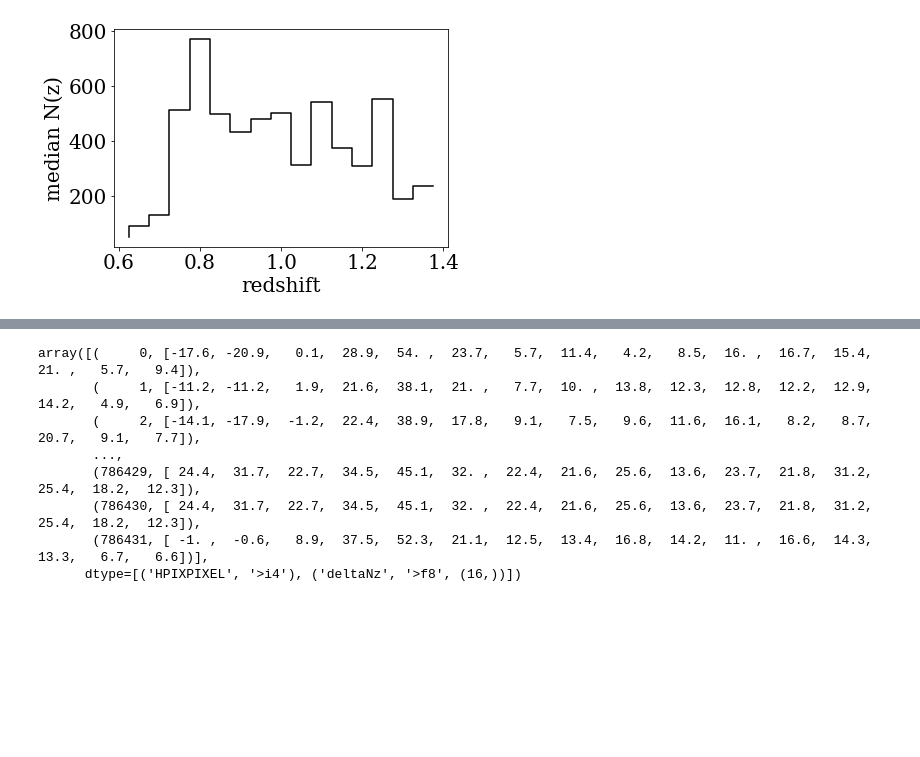
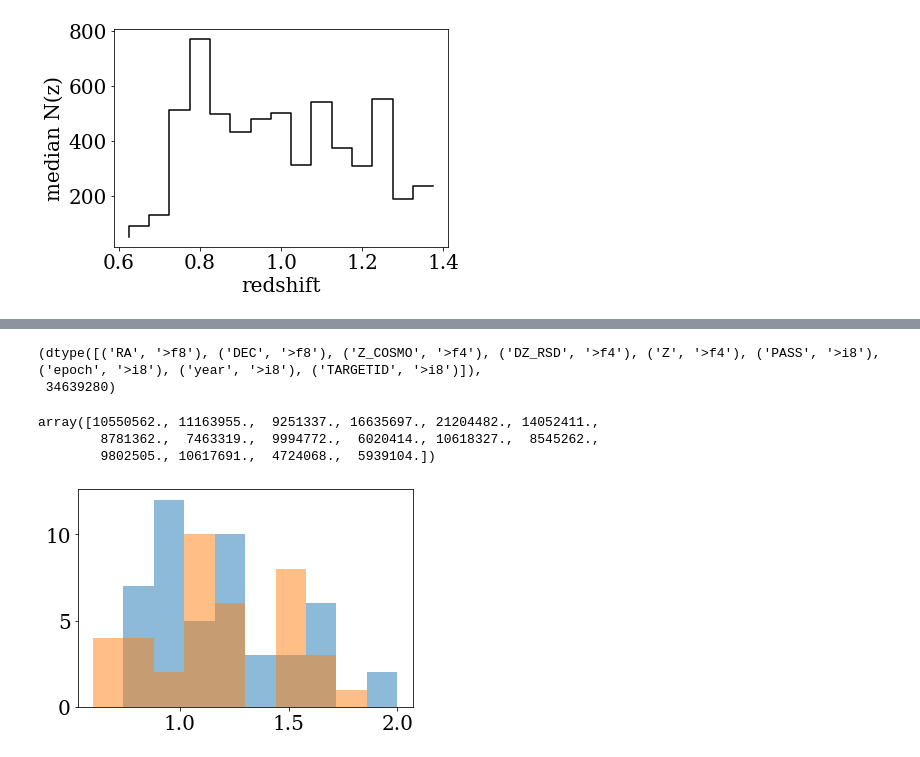
Before and after one commit to mehdirezaie/LSS, a Jupyter notebook: Sandbox/nzDECALS.ipynb, the cells around one changed output, grey strips where cells are left out. Drawn from its saved outputs; the diff is of its cells as text; code cells hidden in the pictures; blank space fills up the shorter version.

```diff
--- a/Sandbox/nzDECALS.ipynb
+++ b/Sandbox/nzDECALS.ipynb
@@ -330,0 +420,6 @@ fitsio.write('deltaNz_pixweight-dr8-0.31.1.fits', output, clobber=True)
+# %%
+catalog = fitsio.read('/C/sheejong/Shared/FA_EZmock_desi_ELG_v0_100.fits')
+catalog.dtype, catalog.size
+# %% [output]
+(dtype([('RA', '>f8'), ('DEC', '>f8'), ('Z_COSMO', '>f4'), ('DZ_RSD', '>f4'), ('Z', '>f4'), ('PASS', '>i8'), ('epoch', '>i8'), ('year', '>i8'), ('TARGETID', '>i8')]),
+ 34639280)
@@ -331,13 +432,32 @@ fitsio.write('deltaNz_pixweight-dr8-0.31.1.fits', output, clobber=True)
 # %%
-out = fitsio.read('deltaNz_pixweight-dr8-0.31.1.fits')
+DeltaN = fitsio.read('deltaNz_pixweight-dr8-0.31.1.fits')
-# %%
-out
-# %% [output]
-array([(     0, [-17.6, -20.9,   0.1,  28.9,  54. ,  23.7,   5.7,  11.4,   4.2,   8.5,  16. ,  16.7,  15.4,  21. ,   5.7,   9.4]),
-       (     1, [-11.2, -11.2,   1.9,  21.6,  38.1,  21. ,   7.7,  10. ,  13.8,  12.3,  12.8,  12.2,  12.9,  14.2,   4.9,   6.9]),
-       (     2, [-14.1, -17.9,  -1.2,  22.4,  38.9,  17.8,   9.1,   7.5,   9.6,  11.6,  16.1,   8.2,   8.7,  20.7,   9.1,   7.7]),
-       ...,
-       (786429, [ 24.4,  31.7,  22.7,  34.5,  45.1,  32. ,  22.4,  21.6,  25.6,  13.6,  23.7,  21.8,  31.2,  25.4,  18.2,  12.3]),
-       (786430, [ 24.4,  31.7,  22.7,  34.5,  45.1,  32. ,  22.4,  21.6,  25.6,  13.6,  23.7,  21.8,  31.2,  25.4,  18.2,  12.3]),
-       (786431, [ -1. ,  -0.6,   8.9,  37.5,  52.3,  21.1,  12.5,  13.4,  16.8,  14.2,  11. ,  16.6,  14.3,  13.3,   6.7,   6.6])],
-      dtype=[('HPIXPIXEL', '>i4'), ('deltaNz', '>f8', (16,))])
+# %%
+DeltaNint = np.floor(DeltaN['deltaNz'])
+DeltaNhpix= DeltaN['HPIXPIXEL']
+# %%
+DeltaNint.sum(axis=0)
+# %% [output]
+array([10550562., 11163955.,  9251337., 16635697., 21204482., 14052411.,
+        8781362.,  7463319.,  9994772.,  6020414., 10618327.,  8545262.,
+        9802505., 10617691.,  4724068.,  5939104.])
+# %%
+cat2_hpix = hp.ang2pix(256,
+                       np.radians(90-catalog2['DEC']),
+                       np.radians(catalog2['RA']))
+cat1_hpix = hp.ang2pix(256,
+                       np.radians(90-catalog1['DEC']),
+                       np.radians(catalog1['RA']))
+# %%
+pix_i     = DeltaNhpix[187648]  # healpix pixel
+cat2_pix_i = catalog2[cat2_hpix == pix_i]
+cat1_pix_i = catalog1[cat1_hpix == pix_i]
+#print(cat_pix_i)
+
+#     cat1_pix_i =
+
+# catalog['Z_COSMO'].max(), z_bin_edge
+# %%
+_=plt.hist(cat1_pix_i['Z_COSMO'], alpha=0.5, range=(0.6, 2.0))
+_=plt.hist(cat2_pix_i['Z_COSMO'], alpha=0.5, range=(0.6, 2.0))
+# %% [output]
+[figure, added]
```
Also changed, not shown: parts of 18 cells of this notebook.
